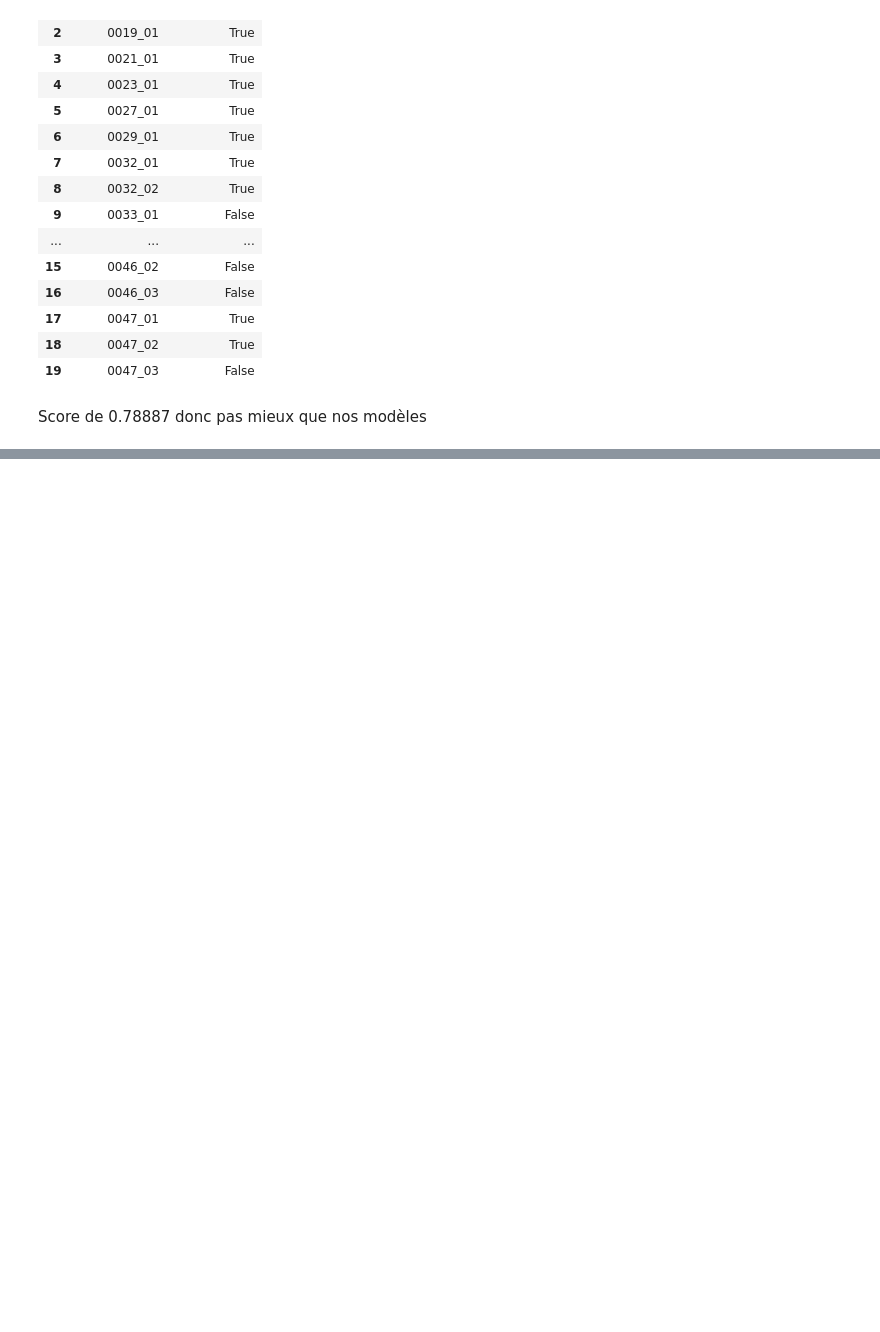
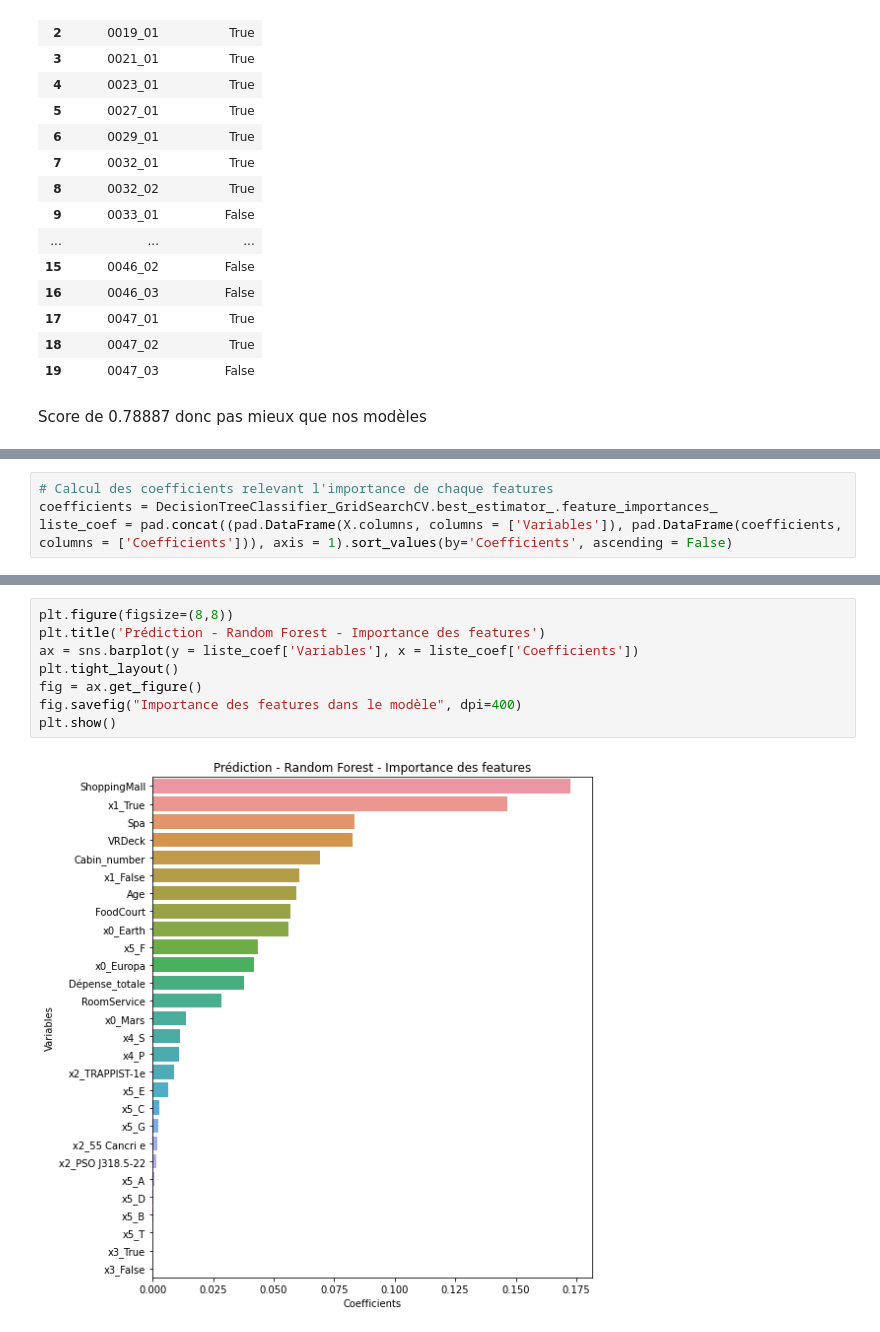
Before and after one commit to AurelienCD/Formation_OCR_Ing_Machine_Learning, a Jupyter notebook: P8_01_notebook.ipynb, the cells around one changed output, grey strips where cells are left out. Drawn from its saved outputs; the diff is of its cells as text; blank space fills up the shorter version.

```diff
--- a/P8_01_notebook.ipynb
+++ b/P8_01_notebook.ipynb
@@ -2375,0 +2433,4 @@ Score de 0.78887 donc pas mieux que nos modèles
+# %%
+# Calcul des coefficients relevant l'importance de chaque features
+coefficients = DecisionTreeClassifier_GridSearchCV.best_estimator_.feature_importances_
+liste_coef = pad.concat((pad.DataFrame(X.columns, columns = ['Variables']), pad.DataFrame(coefficients, columns = ['Coefficients'])), axis = 1).sort_values(by='Coefficients', ascending = False)
@@ -2375,0 +2473,10 @@ Score de 0.78887 donc pas mieux que nos modèles
+# %%
+plt.figure(figsize=(8,8))
+plt.title('Prédiction - Random Forest - Importance des features')
+ax = sns.barplot(y = liste_coef['Variables'], x = liste_coef['Coefficients'])
+plt.tight_layout()
+fig = ax.get_figure()
+fig.savefig("Importance des features dans le modèle", dpi=400)
+plt.show()
+# %% [output]
+[figure, added]
```
Also changed, not shown: parts of 40 cells of this notebook.
